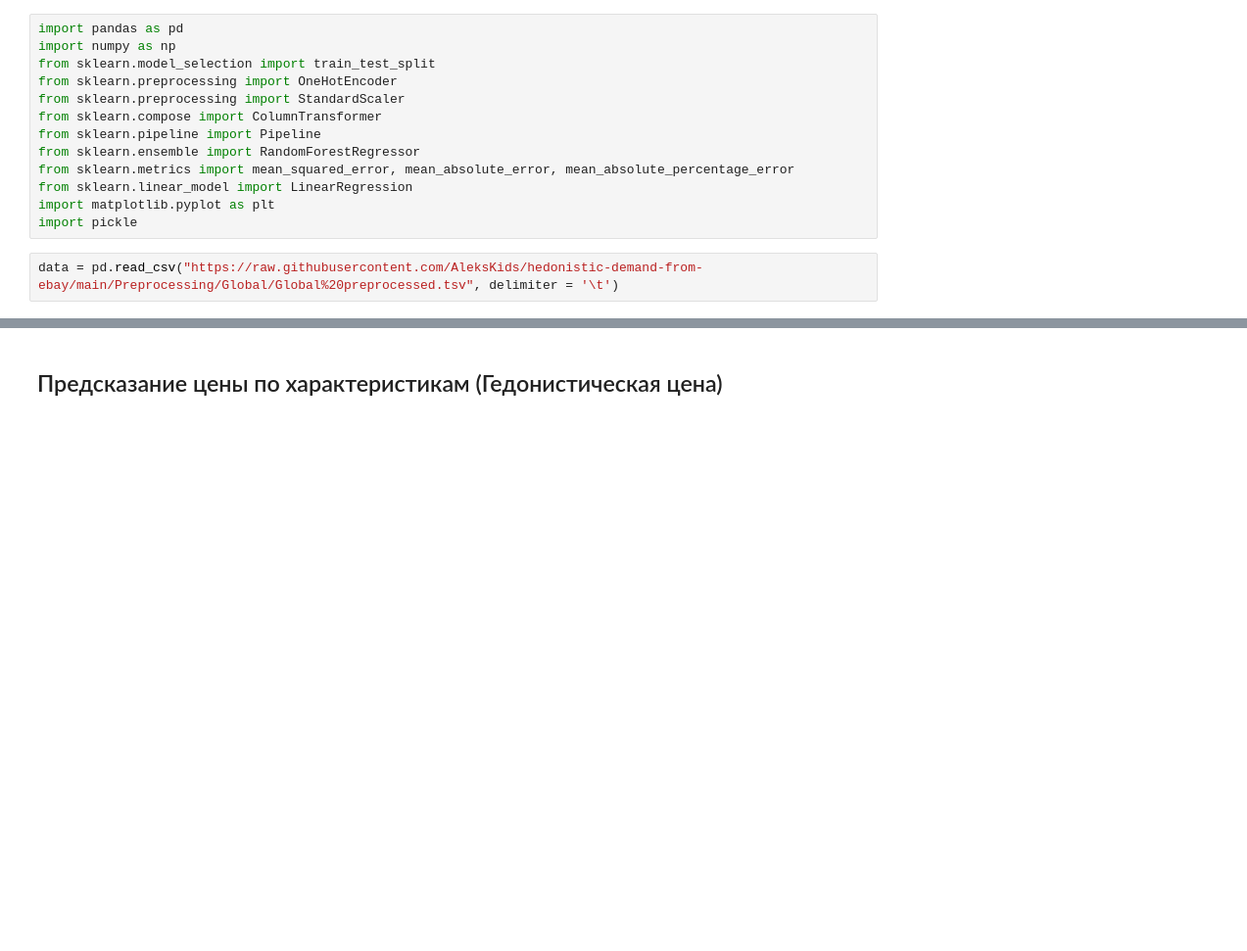
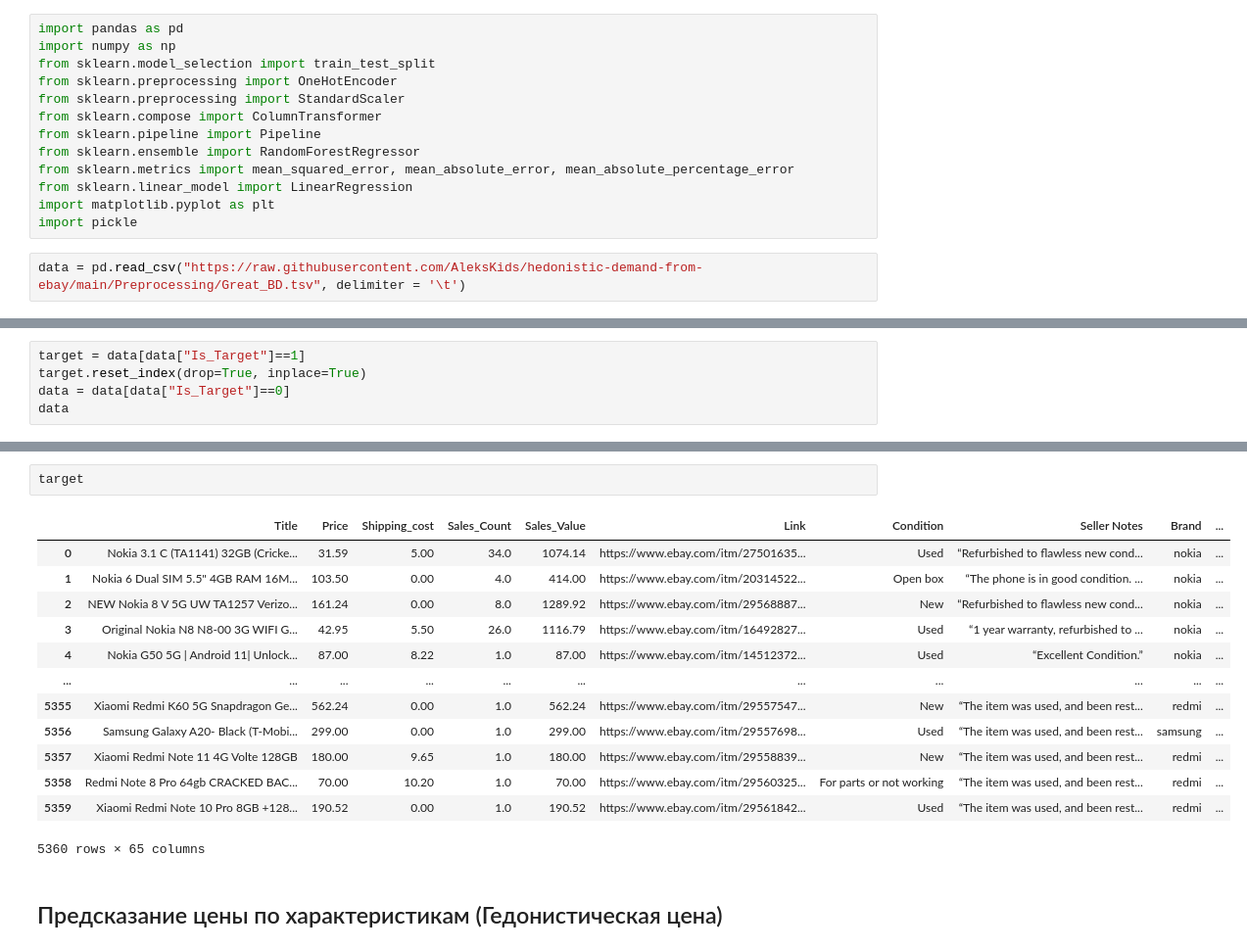
Before and after one commit to AleksKids/hedonistic-demand-from-ebay, a Jupyter notebook: ML/Model.ipynb, the cells around one changed output, grey strips where cells are left out. Shown at 98% size. Saved outputs shown, nothing was run; the diff lists cells and outputs as text; blank space fills up the shorter version.

Commit message:
Сделали Great_BD с кучей наблюдений

```diff
--- a/ML/Model.ipynb
+++ b/ML/Model.ipynb
@@ -14,4 +14,4 @@ from sklearn.linear_model import LinearRegression
 import matplotlib.pyplot as plt
 import pickle
 # %%
-data = pd.read_csv("https://raw.githubusercontent.com/AleksKids/hedonistic-demand-from-ebay/main/Preprocessing/Global/Global%20preprocessed.tsv", delimiter = '\t')
+data = pd.read_csv("https://raw.githubusercontent.com/AleksKids/hedonistic-demand-from-ebay/main/Preprocessing/Great_BD.tsv", delimiter = '\t')
@@ -33,0 +18,5 @@ data
+# %%
+target = data[data["Is_Target"]==1]
+target.reset_index(drop=True, inplace=True)
+data = data[data["Is_Target"]==0]
+data
@@ -34,3 +37,19 @@ data
+# %%
+target
+# %% [output]
+|  | Title | Price | Shipping_cost | Sales_Count | Sales_Value | Link | Condition | Seller Notes | Brand | ... |
+| 0 | Nokia 3.1 C (TA1141) 32GB (Cricke... | 31.59 | 5.00 | 34.0 | 1074.14 | https://www.ebay.com/itm/27501635... | Used | “Refurbished to flawless new cond... | nokia | ... |
+| 1 | Nokia 6 Dual SIM 5.5" 4GB RAM 16M... | 103.50 | 0.00 | 4.0 | 414.00 | https://www.ebay.com/itm/20314522... | Open box | “The phone is in good condition. ... | nokia | ... |
+| 2 | NEW Nokia 8 V 5G UW TA1257 Verizo... | 161.24 | 0.00 | 8.0 | 1289.92 | https://www.ebay.com/itm/29568887... | New | “Refurbished to flawless new cond... | nokia | ... |
+| 3 | Original Nokia N8 N8-00 3G WIFI G... | 42.95 | 5.50 | 26.0 | 1116.79 | https://www.ebay.com/itm/16492827... | Used | “1 year warranty, refurbished to ... | nokia | ... |
+| 4 | Nokia G50 5G | Android 11| Unlock... | 87.00 | 8.22 | 1.0 | 87.00 | https://www.ebay.com/itm/14512372... | Used | “Excellent Condition.” | nokia | ... |
+| ... | ... | ... | ... | ... | ... | ... | ... | ... | ... | ... |
+| 5355 | Xiaomi Redmi K60 5G Snapdragon Ge... | 562.24 | 0.00 | 1.0 | 562.24 | https://www.ebay.com/itm/29557547... | New | “The item was used, and been rest... | redmi | ... |
+| 5356 | Samsung Galaxy A20- Black (T-Mobi... | 299.00 | 0.00 | 1.0 | 299.00 | https://www.ebay.com/itm/29557698... | Used | “The item was used, and been rest... | samsung | ... |
+| 5357 | Xiaomi Redmi Note 11 4G Volte 128GB | 180.00 | 9.65 | 1.0 | 180.00 | https://www.ebay.com/itm/29558839... | New | “The item was used, and been rest... | redmi | ... |
+| 5358 | Redmi Note 8 Pro 64gb CRACKED BAC... | 70.00 | 10.20 | 1.0 | 70.00 | https://www.ebay.com/itm/29560325... | For parts or not working | “The item was used, and been rest... | redmi | ... |
+| 5359 | Xiaomi Redmi Note 10 Pro 8GB +128... | 190.52 | 0.00 | 1.0 | 190.52 | https://www.ebay.com/itm/29561842... | Used | “The item was used, and been rest... | redmi | ... |
+5360 rows × 65 columns
 # %% [markdown]
 ## Предсказание цены по характеристикам (Гедонистическая цена)
 # %%
```
Also changed, not shown: parts of 15 cells of this notebook, 2 other files.
